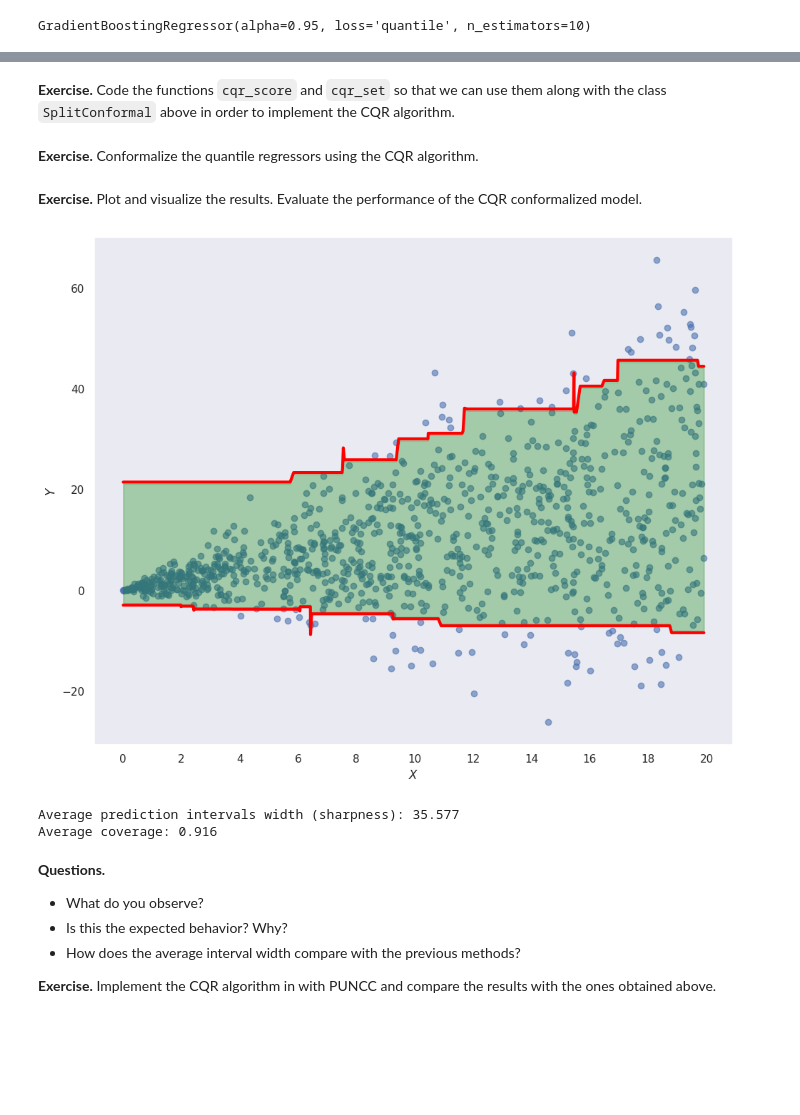
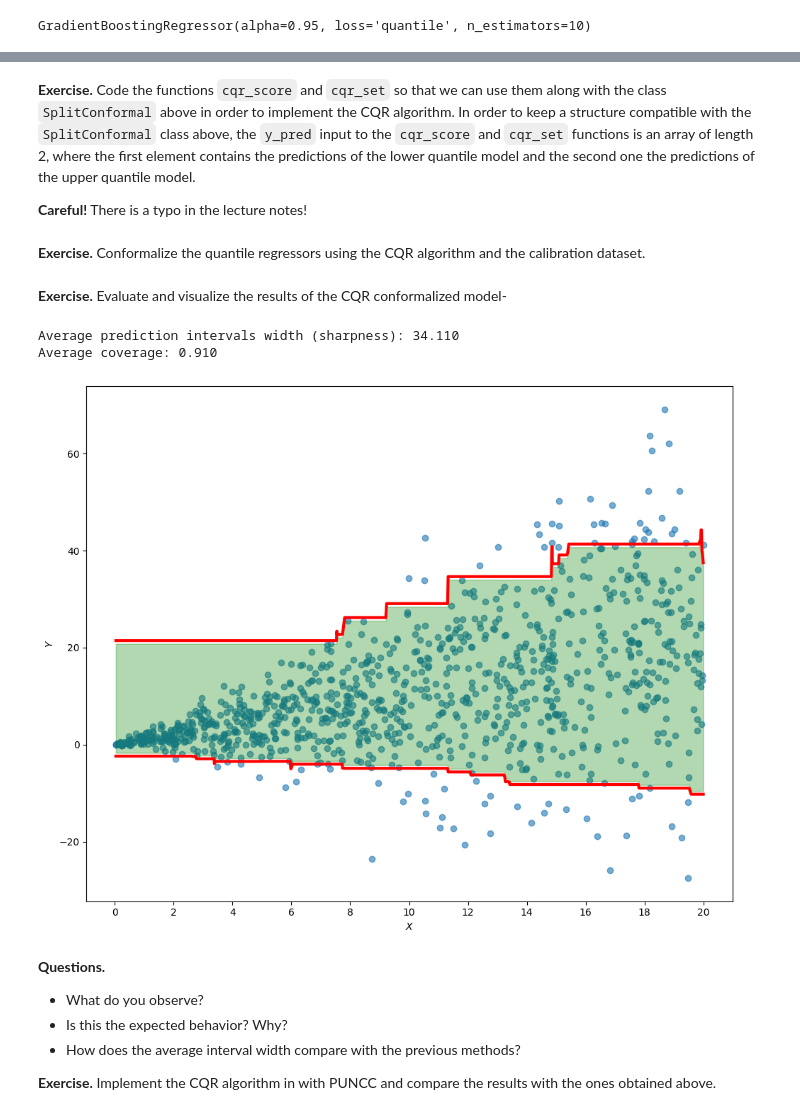
Before and after one commit to DavidBert/AIF, a Jupyter notebook: conformal/conformal.ipynb, the cells around one changed output, grey strips where cells are left out. Saved outputs shown, nothing was run; the diff lists cells and outputs as text; code cells hidden in the pictures; blank space fills up the shorter version.

```diff
--- a/conformal/conformal.ipynb
+++ b/conformal/conformal.ipynb
@@ -95,9 +88,9 @@ plot_data(X, y)
 # %% [markdown]
 **Exercise.** Split the data into a training set and a test set by using the `train_test_split` function of the `scikit-learn` library. Split the data randomly and leaving out 25% of the data for the test set.
 # %%
-X_train, X_test, y_train, y_test = train_test_split(
-    X, y, test_size=0.25, random_state=31
-)
+from sklearn.model_selection import train_test_split
+
+X_train, X_test, y_train, y_test = train_test_split(X, y, test_size=0.25)
 # %% [markdown]
 ## 2. Split Conformal Regression
 
@@ -201,0 +226,5 @@ plot_conformalized_data(X_test, y_test, y_pred_test, y_lower, y_upper)
+# %%
+def evaluate_conformal_regression(y_test, y_lower, y_upper):
+    coverage = np.mean((y_test >= y_lower) & (y_test <= y_upper))
+    avg_length = np.mean(y_upper - y_lower)
+    return coverage, avg_length
@@ -378,26 +400,15 @@ Average coverage: 0.897
 # %%
 from deel.puncc.regression import CVPlus
 
+# Create a linear regression model and wrap it in a predictor
+lr_model = LinearRegression()
+base_predictor = BasePredictor(lr_model)
+
 # Wrap the base predictor in a split conformal predictor, choose K=5
-cvplus = CVPlus(base_predictor, K=10, random_state=31)  # TODO
+cvplus = CVPlus(base_predictor, K=10, random_state=31)
 
 # Fit the CV+ predictor
 cvplus.fit(X=X_train, y=y_train)
 
 # Compute prediction intervals and metrics on the test set
-y_pred, y_pred_lower, y_pred_upper = cvplus.predict(X_test, alpha=0.1)  # TODO
-
-# Evaluate the sharpness and coverage of the prediction intervals
-sharpness, coverage = evaluate_cp(X_test, y_test, y_pred_lower, y_pred_upper)
-print(f"Average prediction intervals width (sharpness): {sharpness:.3f}")
-print(f"Average coverage: {coverage:.3f}")
-
-# Plot the prediction intervals
-plot_prediction_intervals(
-    y_true=y_test,
-    y_pred_lower=y_pred_lower,
-    y_pred_upper=y_pred_upper,
-    y_pred=y_pred,
-    X=X_test[:, 0],
-)
-plt.show()
+y_pred, y_pred_lower, y_pred_upper = cvplus.predict(X_test, alpha=0.1)
@@ -459,5 +489,7 @@ plot_quantile_models(X_test, y_test, lower_quantile_model, upper_quantile_model)
 # %% [markdown]
-**Exercise.** Code the functions `cqr_score` and `cqr_set` so that we can use them along with the class `SplitConformal` above in order to implement the CQR algorithm.
+**Exercise.** Code the functions `cqr_score` and `cqr_set` so that we can use them along with the class `SplitConformal` above in order to implement the CQR algorithm. In order to keep a structure compatible with the `SplitConformal` class above, the `y_pred` input to the `cqr_score` and `cqr_set` functions is an array of length 2, where the first element contains the predictions of the lower quantile model and the second one the predictions of the upper quantile model.
+
+**Careful!** There is a typo in the lecture notes!
 # %%
 def cqr_score(y_true, y_pred):
     return np.max(np.stack([y_pred[0] - y_true, y_true - y_pred[1]]), axis=0)
@@ -465,7 +497,7 @@ def cqr_score(y_true, y_pred):
 def cqr_set(y_pred, quantile):
     return y_pred[0] - quantile, y_pred[1] + quantile
 # %% [markdown]
-**Exercise.** Conformalize the quantile regressors using the CQR algorithm.
+**Exercise.** Conformalize the quantile regressors using the CQR algorithm and the calibration dataset.
 # %%
 y_pred_calib_lower = lower_quantile_model.predict(X_calib)
 y_pred_calib_upper = upper_quantile_model.predict(X_calib)
@@ -483,43 +515,43 @@ y_pred_test_upper = upper_quantile_model.predict(X_test)
 y_pred_test = np.stack([y_pred_test_lower, y_pred_test_upper])
 y_lower, y_upper = splitcr.predict(y_pred_test)
 # %% [markdown]
-**Exercise.** Plot and visualize the results. Evaluate the performance of the CQR conformalized model.
+**Exercise.** Evaluate and visualize the results of the CQR conformalized model-
 # %%
+coverage, avg_length = evaluate_conformal_regression(y_test, y_lower, y_upper)
+print(f"Average prediction intervals width (sharpness): {avg_length:.3f}")
+print(f"Average coverage: {coverage:.3f}")
+
 def plot_cqr_conformalized_data(X, y, y_pred_lower, y_pred_upper, y_lower, y_upper):
     plt.figure(figsize=(10, 8))
     sort_indices = np.argsort(X.flatten())
     X_sorted = X[sort_indices]
     y_pred_lower_sorted = y_pred_lower[sort_indices]
     y_pred_upper_sorted = y_pred_upper[sort_indices]
     y_lower_sorted = y_lower[sort_indices]
     y_upper_sorted = y_upper[sort_indices]
 
     plt.scatter(X, y, alpha=0.6)
     plt.plot(X_sorted, y_pred_lower_sorted, color="red", linewidth=3)
     plt.plot(X_sorted, y_pred_upper_sorted, color="red", linewidth=3)
     plt.fill_between(
         X_sorted.flatten(),
         y_lower_sorted,
         y_upper_sorted,
         alpha=0.3,
         color="green",
     )
     plt.xlabel(r"$X$")
     plt.ylabel(r"$Y$")
     plt.xticks(np.arange(22, step=2))
     plt.tight_layout()
     plt.grid(False)
     plt.show()
 
 plot_cqr_conformalized_data(X_test, y_test, y_pred_test_lower, y_pred_test_upper, y_lower, y_upper)
-
-coverage, avg_length = evaluate_cp(X_test, y_test, y_lower, y_upper)
-print(f"Average prediction intervals width (sharpness): {avg_length:.3f}")
-print(f"Average coverage: {coverage:.3f}")
 # %% [output]
+Average prediction intervals width (sharpness): 34.110
+Average coverage: 0.910
-[figure, old version]
+[figure, new version]
-Average prediction intervals width (sharpness): 35.577
-Average coverage: 0.916
 # %% [markdown]
 **Questions.**
 - What do you observe?
```
Also changed, not shown: parts of 89 cells of this notebook.
